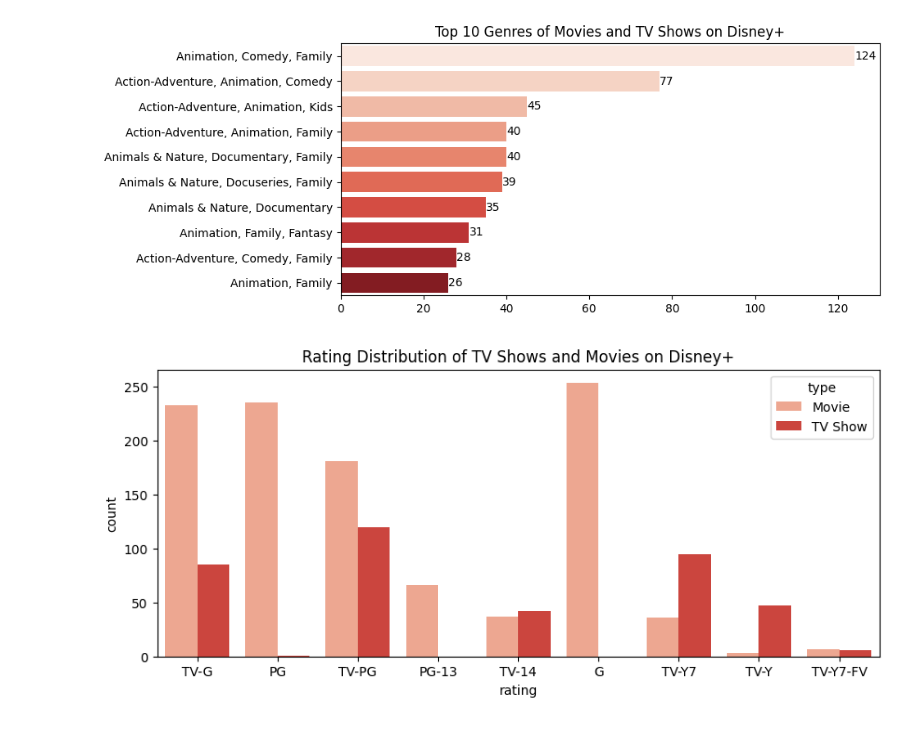
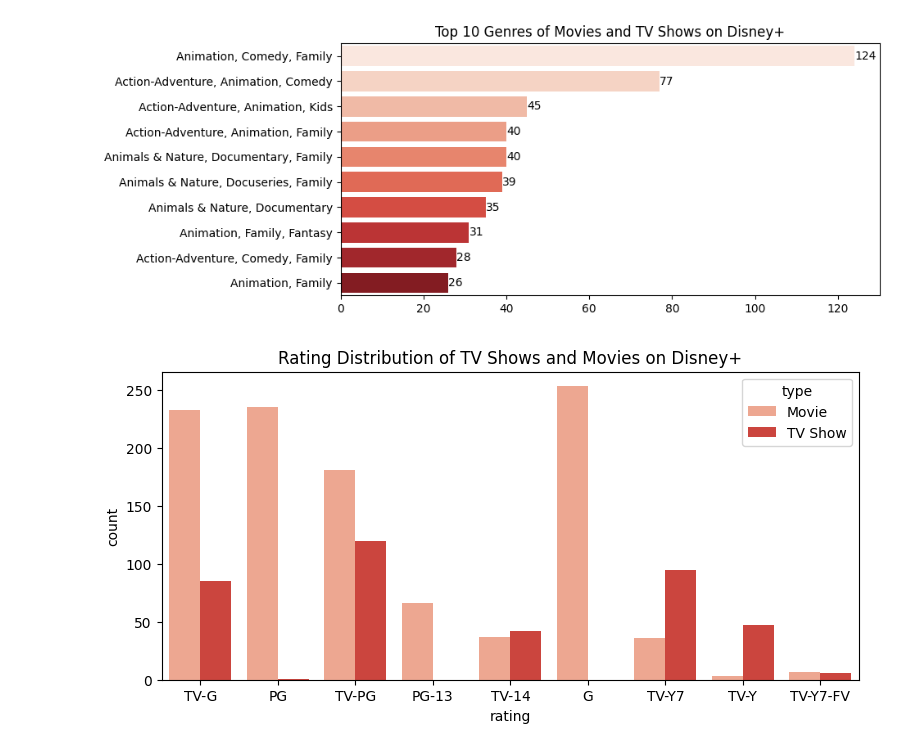
Before and after one commit to jeevithavijaykumar/Exploratory_data_analysis_using_pandas, a Jupyter notebook: disney.ipynb, the cells around one changed output. Saved outputs shown, nothing was run; the diff lists cells and outputs as text; code cells hidden in the pictures.

```diff
--- a/disney.ipynb
+++ b/disney.ipynb
@@ -190,11 +191,11 @@ plt.show()
 [figure]
 # %%
 #Rating Distribution of TV Shows and Movies on Disney+
-plt.figure(figsize=(10,4))
+plt.figure(figsize=(9,4))
 sns.countplot(data=disneydf, x='rating',hue='type', palette='Reds')
 #c1.bar_label(c1.containers[0],size = 15)
 plt.title('Rating Distribution of TV Shows and Movies on Disney+')
 plt.legend
 plt.show()
 # %% [output]
-[figure, old version]
+[figure, new version]
```
Also changed, not shown: parts of 4 cells of this notebook.
